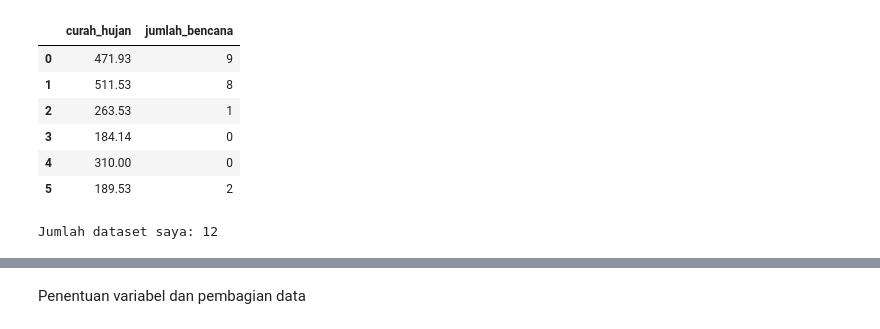
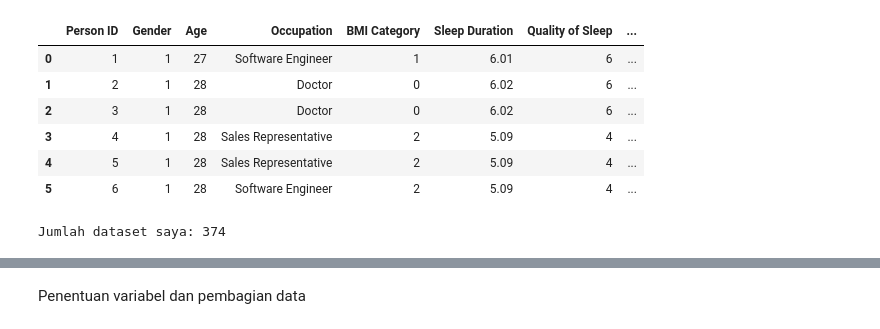
Before and after one commit to nilamaula26/Aplikasi-Login, a Jupyter notebook: Linear_Regression_Laporan_PKL.ipynb, the cells around one changed output, grey strips where cells are left out. Cells and saved outputs as stored; diff of their text form; code cells hidden in the pictures.

```diff
--- a/Linear_Regression_Laporan_PKL.ipynb
+++ b/Linear_Regression_Laporan_PKL.ipynb
@@ -3,22 +3,22 @@
 # %%
 import pandas as pd
 import numpy as np
 import seaborn as sns
 %matplotlib inline
 import matplotlib.pyplot as plt
 import math
 from sklearn.model_selection import train_test_split
-dataset= pd.read_csv("/content/data bencana.csv")
+dataset= pd.read_csv("/content/Sleep_health_and_lifestyle_dataset_1_ (1).csv")
 dataset.head(6)
 # %% [output]
-|  | curah_hujan | jumlah_bencana |
-| 0 | 471.93 | 9 |
-| 1 | 511.53 | 8 |
-| 2 | 263.53 | 1 |
-| 3 | 184.14 | 0 |
-| 4 | 310.00 | 0 |
-| 5 | 189.53 | 2 |
+|  | Person ID | Gender | Age | Occupation | BMI Category | Sleep Duration | Quality of Sleep | ... |
+| 0 | 1 | 1 | 27 | Software Engineer | 1 | 6.01 | 6 | ... |
+| 1 | 2 | 1 | 28 | Doctor | 0 | 6.02 | 6 | ... |
+| 2 | 3 | 1 | 28 | Doctor | 0 | 6.02 | 6 | ... |
+| 3 | 4 | 1 | 28 | Sales Representative | 2 | 5.09 | 4 | ... |
+| 4 | 5 | 1 | 28 | Sales Representative | 2 | 5.09 | 4 | ... |
+| 5 | 6 | 1 | 28 | Software Engineer | 2 | 5.09 | 4 | ... |
 # %%
 print("Jumlah dataset saya: "+str(len(dataset.index)))
 # %% [output]
-Jumlah dataset saya: 12
+Jumlah dataset saya: 374
```
Also changed, not shown: parts of 20 cells of this notebook.
